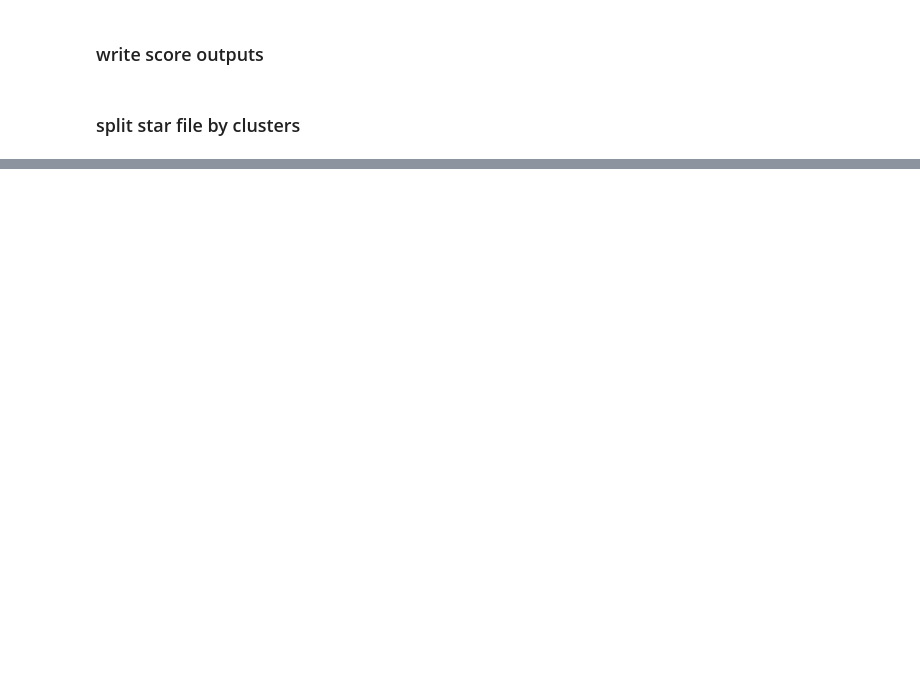
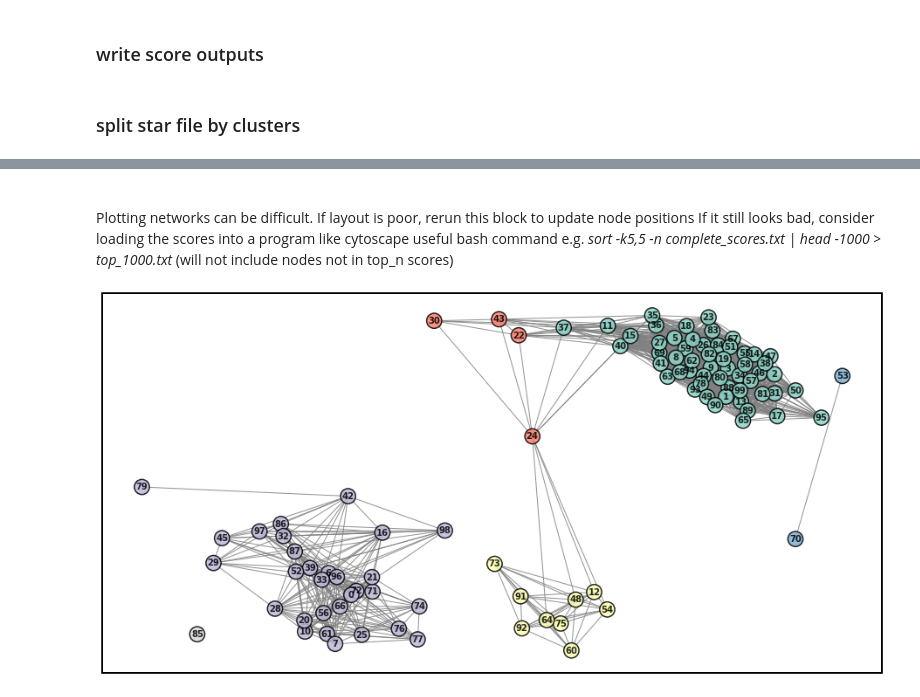
Before and after one commit to marcottelab/SLICEM, a Jupyter notebook: SLICEM_notebook.ipynb, the cells around one changed output, grey strips where cells are left out. Saved outputs shown, nothing was run; the diff lists cells and outputs as text; code cells hidden in the pictures; blank space fills up the shorter version.

Commit message:
added plotting utilities

```diff
--- a/SLICEM_notebook.ipynb
+++ b/SLICEM_notebook.ipynb
@@ -21,10 +21,10 @@ metric = 'L1'
 normalize = False
 
 #path to mrcs file of 2D class averages
-mrc_input = 'path/to/input/mixture_2D.mrcs
+mrc_input = 'path/to/input/mixture_2D.mrcs'
 
 #number of CPUs to use
-num_workers = 1
+num_workers = 8
 
 #pixel size of 2D class averages in A/pixel
 pixel_size = 4
@@ -33,7 +33,7 @@ pixel_size = 4
 neighbors = 5
 
 #community detection algorithm to use (betweenness, walktrap)
-community_detection = 'betweenness''
+community_detection = 'betweenness'
 
 #path for output files
 outpath = 'path/to/output/'
@@ -568,0 +608,38 @@ write_star_files()
+# %%
+#pick nearest neighbors 'knn' or top scores 'top_n'
+#'knn' in general seems to work better, but for demonstration
+network_from = 'top_n'
+
+#community detection algorithm to use ('betweenness', 'walktrap')
+community_detection = 'walktrap'
+
+#number of edges for each node in the graph
+neighbors = 5
+
+#or pick a number of top scores to use as edges
+#note - betweenness sometimes struggles with a large number edges
+top = int(0.30 * len(complete_scores)) #e.g. keep top 30% of scores (or pick some integer)
+# %%
+#generate new network and settings for plotting
+clusters, G = ut.create_network(metric=metric,
+                   community_detection=community_detection,
+                   projection_2D=projection_2D,
+                   num_class_avg=num_class_avg,
+                   complete_scores=complete_scores,
+                   network_from=network_from,
+                   neighbors=neighbors,
+                   top=top)
+
+colors = ut.get_plot_colors(clusters=clusters, graph=G)
+# %% [markdown]
+<br/>
+Plotting networks can be difficult. If layout is poor, rerun this block to update node positions
+If it still looks bad, consider loading the scores into a program like cytoscape
+useful bash command e.g. <em>sort -k5,5 -n complete_scores.txt | head -1000 > top_1000.txt</em> (will not include nodes not in top_n scores)
+# %%
+pos = ut.network_positions(G, network_from=network_from)
+# %%
+ut.plot_network(graph=G, positions=pos, colors=colors,
+                save=False, outpath=outpath)
+# %% [output]
+[figure, added]
```
Also changed, not shown: parts of 13 cells of this notebook, 3 other files.
